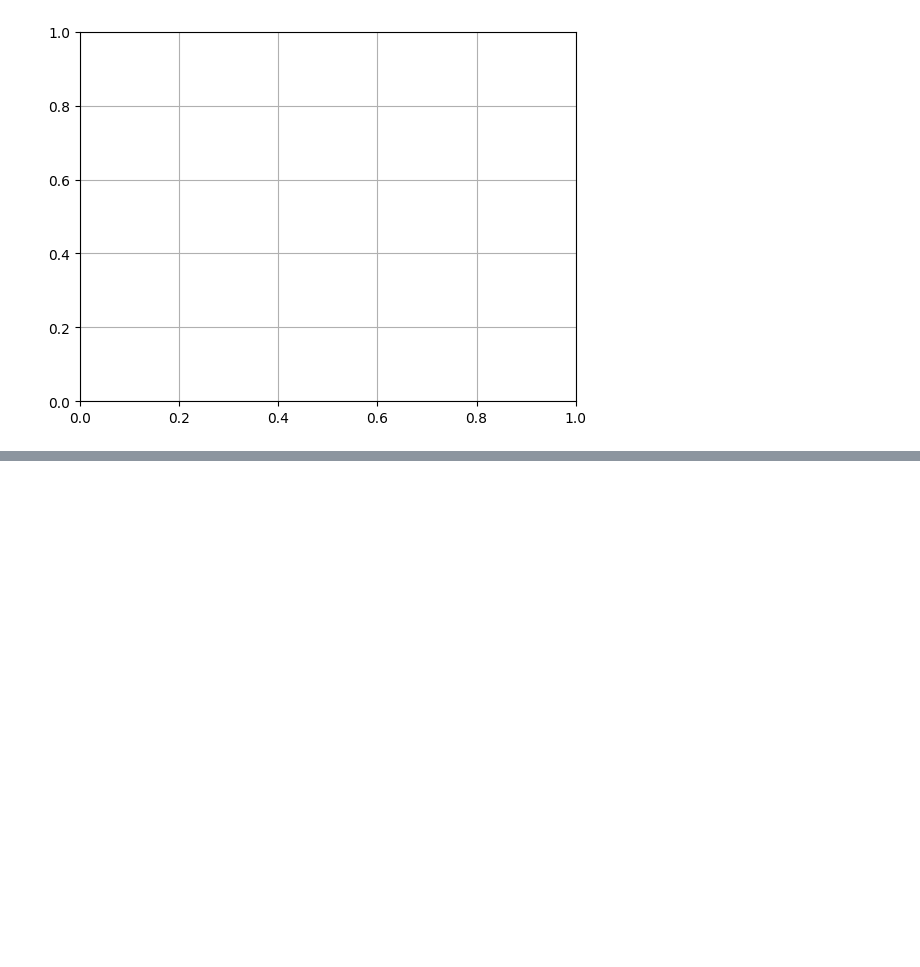
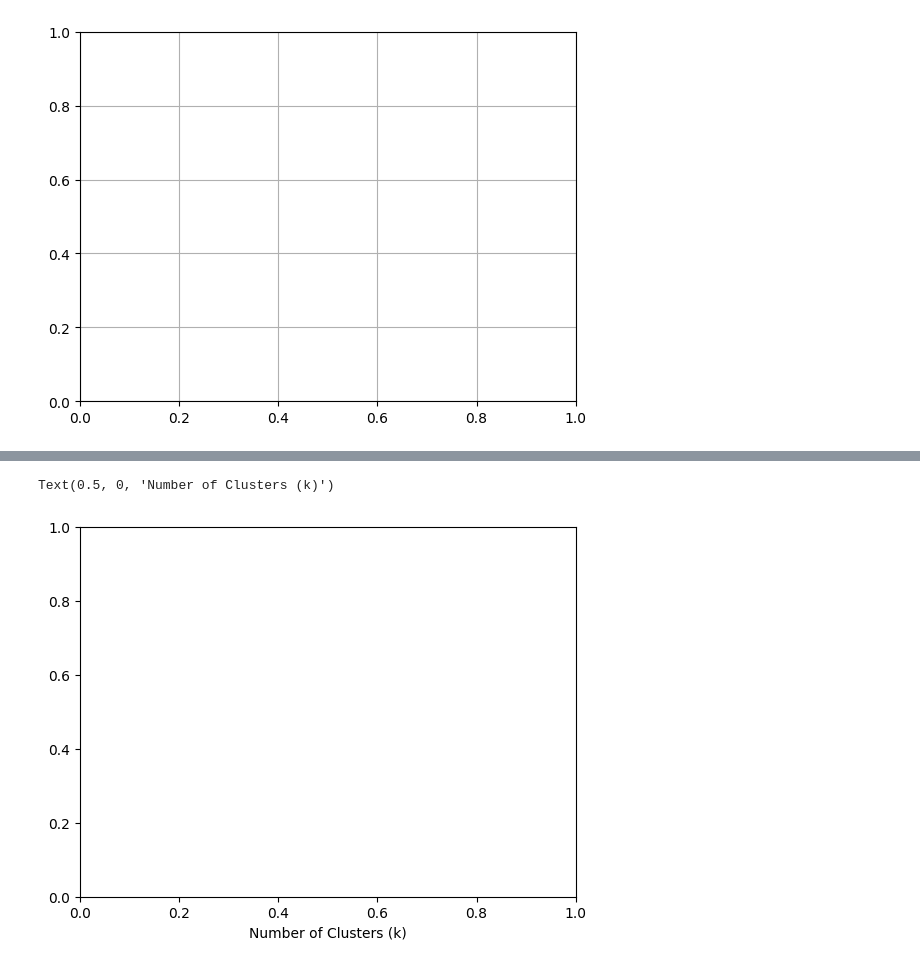
Before and after one commit to Rupasri-555/ML-LAB, a Jupyter notebook: Task_6(1)_In_lab.ipynb, the cells around one changed output, grey strips where cells are left out. Drawn from its saved outputs; the diff is of its cells as text; code cells hidden in the pictures; blank space fills up the shorter version.

```diff
--- a/Task_6(1)_In_lab.ipynb
+++ b/Task_6(1)_In_lab.ipynb
@@ -410,0 +443,5 @@ plt.show()
+# %%
+plt.xlabel("Number of Clusters (k)")
+# %% [output]
+Text(0.5, 0, 'Number of Clusters (k)')
+[figure, added]
```
Also changed, not shown: parts of 74 cells of this notebook.
